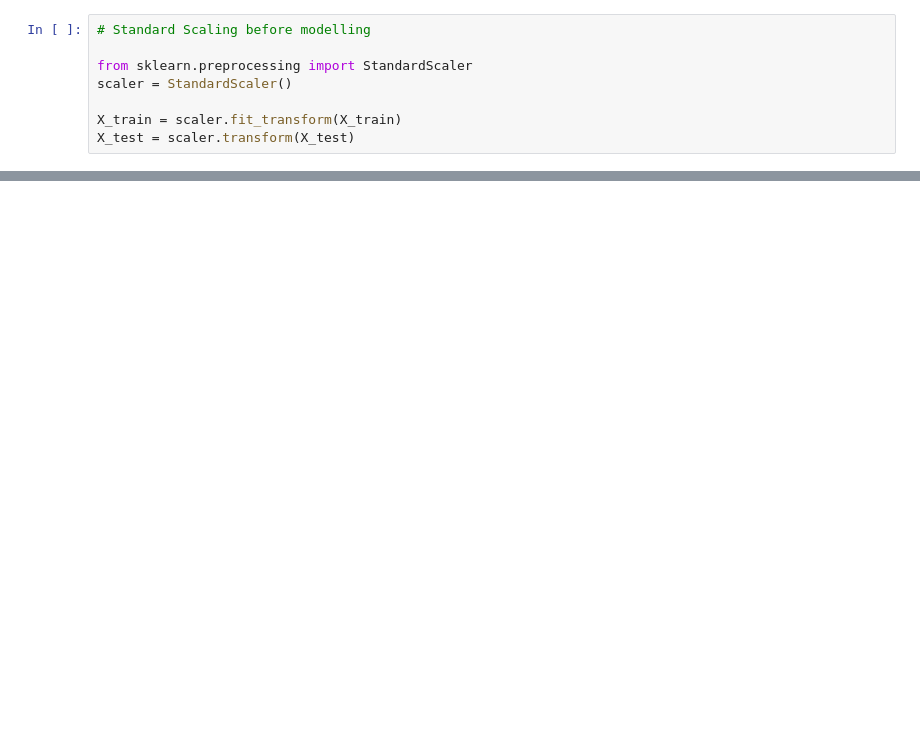
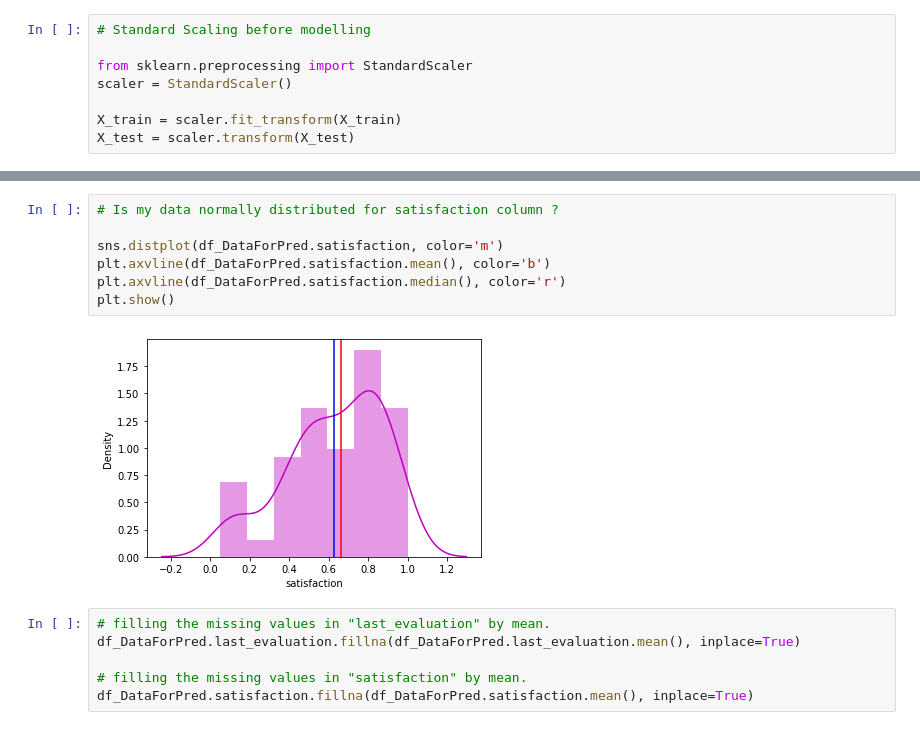
Before and after one commit to bhupeshmahara/INSAID-GCD-Capstone, a Jupyter notebook: 1005_GCD_Capstone_Project_Bhupesh.ipynb, the cells around one changed output, grey strips where cells are left out. Cells and saved outputs as stored; diff of their text form; blank space fills up the shorter version.

```diff
--- a/1005_GCD_Capstone_Project_Bhupesh.ipynb
+++ b/1005_GCD_Capstone_Project_Bhupesh.ipynb
@@ -1011,0 +1593,15 @@ accuracy_frame
+# %%
+# Is my data normally distributed for satisfaction column ?
+
+sns.distplot(df_DataForPred.satisfaction, color='m')
+plt.axvline(df_DataForPred.satisfaction.mean(), color='b')
+plt.axvline(df_DataForPred.satisfaction.median(), color='r')
+plt.show()
+# %% [output]
+[figure, added]
+# %%
+# filling the missing values in "last_evaluation" by mean.
+df_DataForPred.last_evaluation.fillna(df_DataForPred.last_evaluation.mean(), inplace=True)
+
+# filling the missing values in "satisfaction" by mean.
+df_DataForPred.satisfaction.fillna(df_DataForPred.satisfaction.mean(), inplace=True)
```
Also changed, not shown: parts of 147 cells of this notebook.
